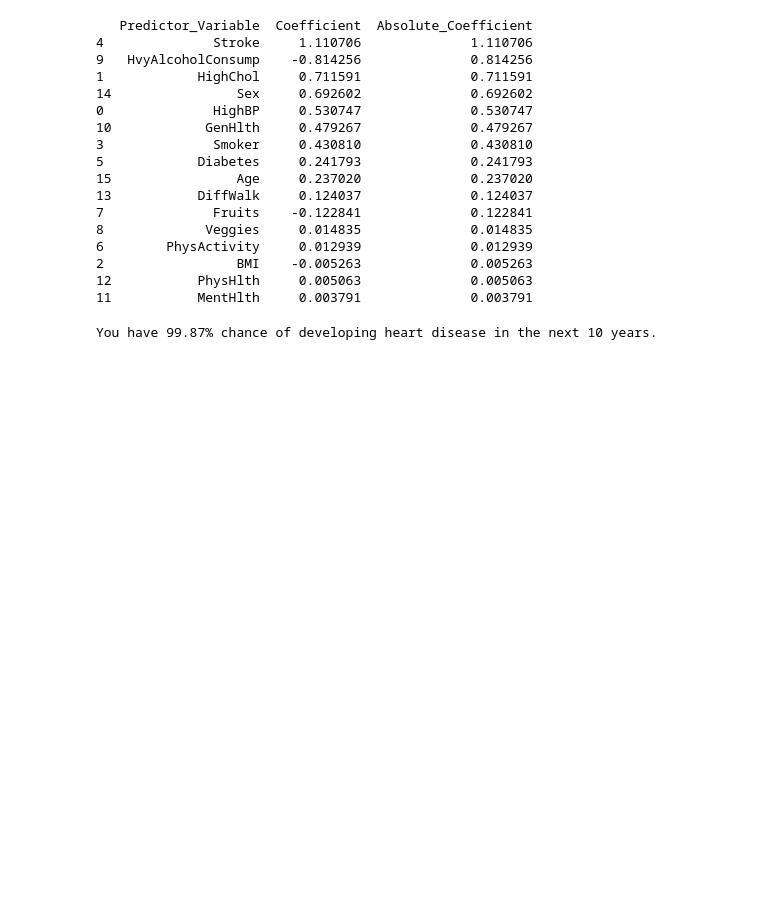
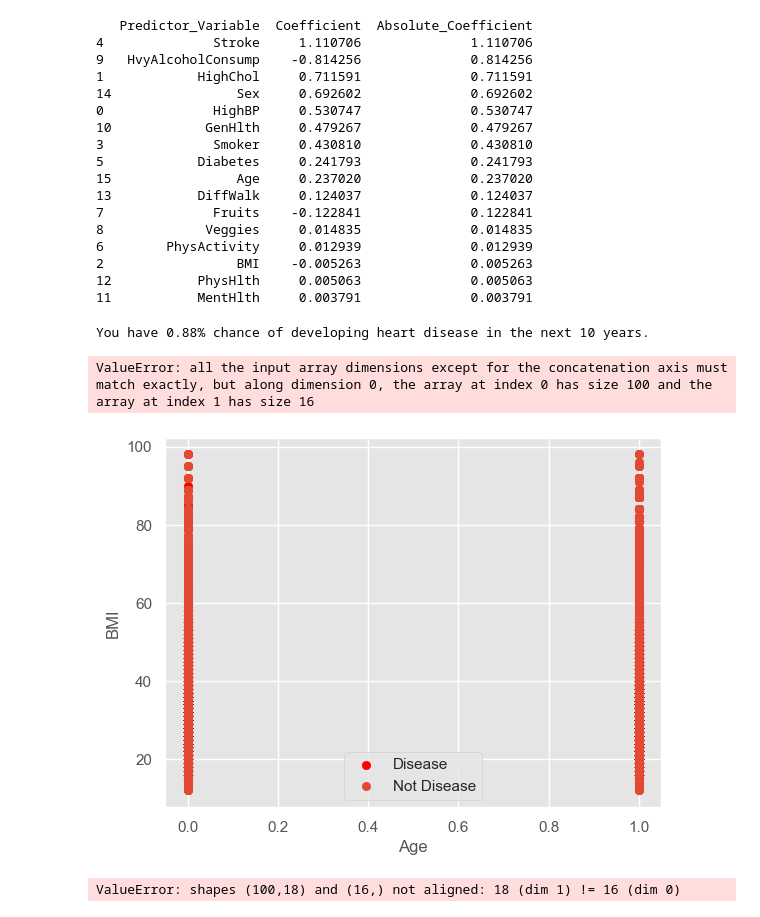
Before and after one commit to saeenppatil/HeartHaven, a Jupyter notebook: hd regression hackdavis 2024.ipynb, the cells around one changed output. Drawn from its saved outputs; the diff is of its cells as text; code cells hidden in the pictures; blank space fills up the shorter version.

```diff
--- a/hd regression hackdavis 2024.ipynb
+++ b/hd regression hackdavis 2024.ipynb
@@ -264,7 +315,7 @@ print(coefficients_df)
 import numpy as np
 
 # Define coefficients obtained from logistic regression model
-coefficients = np.array([0.530747, 0.711591, -0.005263, 0.430810, 1.110706, 0.241793, 0.012939, -0.122841, 0.014835, -0.814256, 0.479267, 0.003791, 0.005063, 0.124037, 0.692602, 0.237020])  # Coefficients for predictor variables
+coefficients = np.array([0.530747, 0.711591, -0.122841, 0.711591, 1.110706, 0.241793, 0.012939, -0.122841, 0.014835, -0.814256, -0.814256, 0.003791, 0.005063, -0.122841, -0.005263, -0.122841])  # Coefficients for predictor variables
 
 # Define logistic function (sigmoid function)
 def logistic_function(x, coefficients):
@@ -273,11 +324,83 @@ def logistic_function(x, coefficients):
 
 # Example predictor variables for your dataset (should be standardized if necessary)
 # Replace this with your actual predictor variable values
-user = np.array([1, 1, 40, 1, 1, 2, 0, 0, 0, 1, 1, 0, 0, 1, 1, 13])  # Example values for sample 1
+user = np.array([0, 0, 30, 0, 0, 0, 1, 1, 1, 0, 1, 0, 0, 0, 1, 1])  # Example values for sample 1
 
 # Calculate probability of binary variable occurring for the sample
 probability = logistic_function(user, coefficients) * 100
 
 print(f"You have {probability:.2f}% chance of developing heart disease in the next 10 years.")
 # %% [output]
-You have 99.87% chance of developing heart disease in the next 10 years.
+You have 0.88% chance of developing heart disease in the next 10 years.
+# %%
+import numpy as np
+import matplotlib.pyplot as plt
+import seaborn as sns
+
+# Define coefficients obtained from logistic regression model
+coefficients = np.array([0.530747, 0.711591, -0.005263, 0.430810, 1.110706, 0.241793, 0.012939, -0.122841, 0.014835, -0.814256, 0.479267, 0.003791, 0.005063, 0.124037, 0.692602, 0.237020])  # Coefficients for predictor variables
+
+# Define logistic function (sigmoid function)
+def logistic_function(x, coefficients):
+    z = np.dot(x, coefficients)  # Calculate the weighted sum of predictor variables and coefficients
+    return 1 / (1 + np.exp(-z))  # Apply the logistic function to get probability
+
+# Generate example data for age
+ages = np.linspace(20, 80, 100)  # Generate 100 ages from 20 to 80
+
+# Use the logistic function to calculate probabilities for each age
+# Assuming other predictor variables are fixed at some default values (for demonstration purposes)
+default_predictors = np.array([1, 1, 40, 1, 1, 2, 0, 0, 0, 1, 1, 0, 0, 1, 1, 13])  # Example values for other predictors
+probabilities = logistic_function(np.column_stack((np.ones_like(ages), default_predictors, ages)), coefficients) * 100
+
+# Create the scatterplot
+plt.figure(figsize=(10, 6))
+sns.scatterplot(x=ages, y=probabilities)
+plt.xlabel('Age')
+plt.ylabel('Probability of Heart Disease (%)')
+plt.title('Logistic Regression Scatterplot: Age vs. Heart Disease Probability')
+plt.grid(True)
+plt.show()
+# %% [output]
+ValueError: all the input array dimensions except for the concatenation axis must match exactly, but along dimension 0, the array at index 0 has size 100 and the array at index 1 has size 16
+# %%
+plt.scatter(x=heart_df.PhysActivity[heart_df.HeartDiseaseorAttack==1], y=heart_df.BMI[(heart_df.HeartDiseaseorAttack==1)], c="red")
+plt.scatter(x=heart_df.PhysActivity[heart_df.HeartDiseaseorAttack==0], y=heart_df.BMI[(heart_df.HeartDiseaseorAttack==0)])
+plt.legend(["Disease", "Not Disease"])
+plt.xlabel("Age")
+plt.ylabel("BMI")
+plt.show()
+# %% [output]
+[figure, added]
+# %%
+import numpy as np
+import matplotlib.pyplot as plt
+import seaborn as sns
+
+# Define coefficients obtained from logistic regression model
+coefficients = np.array([0.530747, 0.711591, -0.005263, 0.430810, 1.110706, 0.241793, 0.012939, -0.122841, 0.014835, -0.814256, 0.479267, 0.003791, 0.005063, 0.124037, 0.692602, 0.237020])  # Coefficients for predictor variables
+
+# Define logistic function (sigmoid function)
+def logistic_function(x, coefficients):
+    z = np.dot(x, coefficients)  # Calculate the weighted sum of predictor variables and coefficients
+    return 1 / (1 + np.exp(-z))  # Apply the logistic function to get probability
+
+# Generate example data for age
+ages = np.linspace(20, 80, 100)  # Generate 100 ages from 20 to 80
+
+# Use the logistic function to calculate probabilities for each age
+# Assuming other predictor variables are fixed at some default values (for demonstration purposes)
+default_predictors = np.array([1, 1, 40, 1, 1, 2, 0, 0, 0, 1, 1, 0, 0, 1, 1, 13])  # Example values for other predictors
+default_predictors_reshaped = np.tile(default_predictors, (ages.shape[0], 1))  # Reshape to match the number of ages
+probabilities = logistic_function(np.column_stack((np.ones_like(ages), default_predictors_reshaped, ages)), coefficients) * 100
+
+# Create the scatterplot
+plt.figure(figsize=(10, 6))
+sns.scatterplot(x=ages, y=probabilities.flatten())
+plt.xlabel('Age')
+plt.ylabel('Probability of Heart Disease (%)')
+plt.title('Logistic Regression Scatterplot: Age vs. Heart Disease Probability')
+plt.grid(True)
+plt.show()
+# %% [output]
+ValueError: shapes (100,18) and (16,) not aligned: 18 (dim 1) != 16 (dim 0)
```
Also changed, not shown: parts of 4 cells of this notebook.
